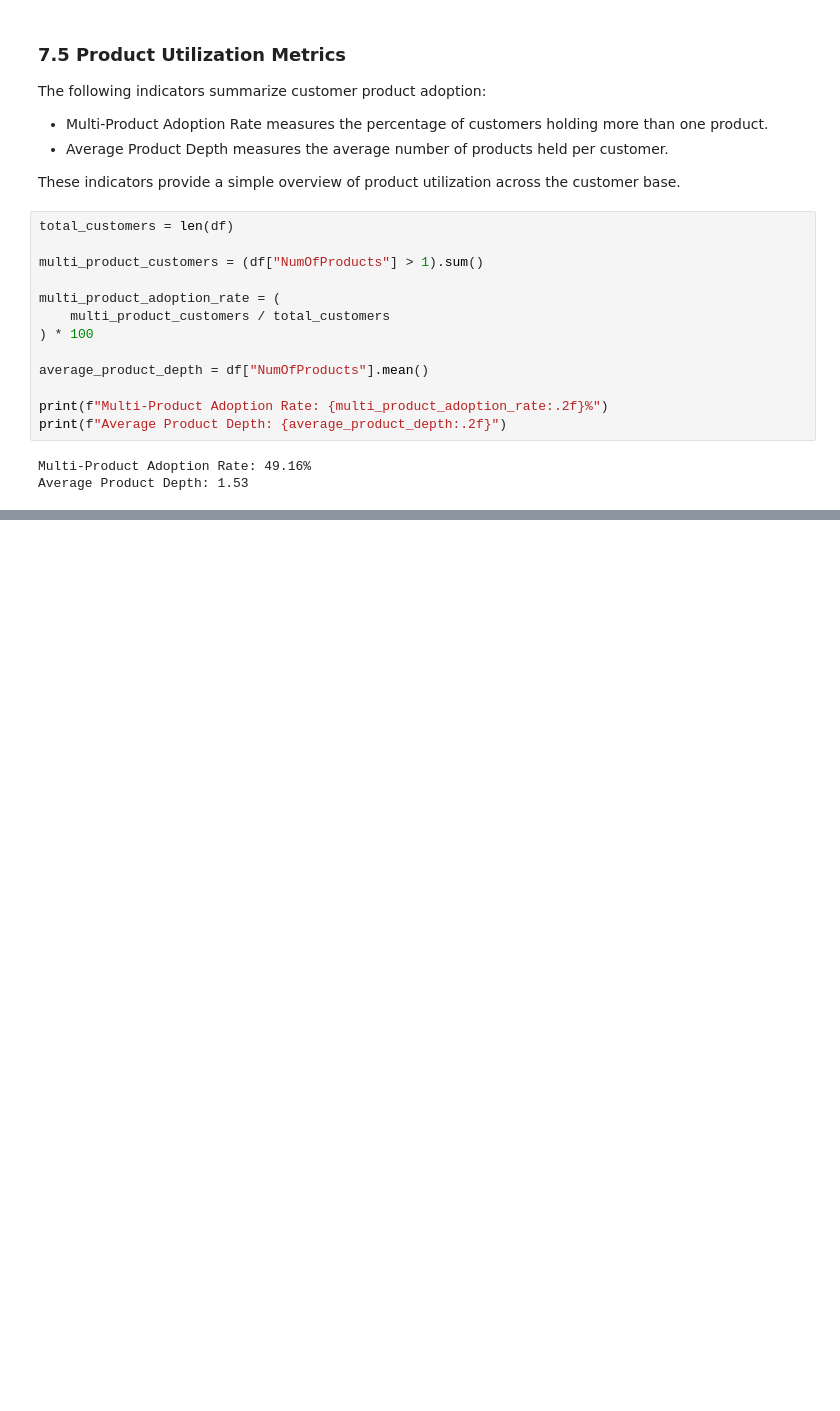
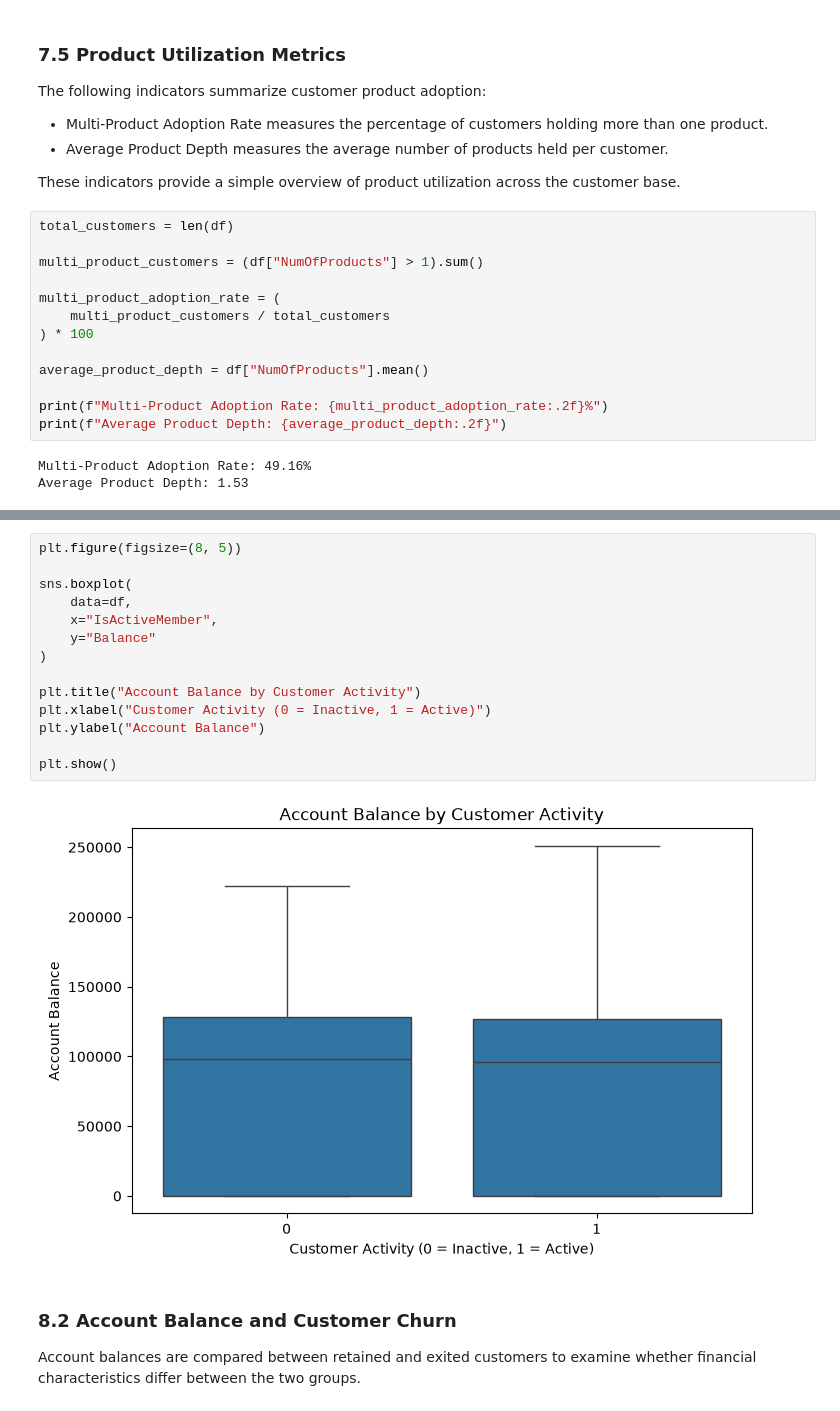
Before and after one commit to Dvnsh-coder/Customer-retention-analysis, a Jupyter notebook: notebooks/01_data_understanding.ipynb, the cells around one changed output, grey strips where cells are left out. Cells and saved outputs as stored; diff of their text form; blank space fills up the shorter version.

Commit message:
Add financial and engagement analysis

```diff
--- a/notebooks/01_data_understanding.ipynb
+++ b/notebooks/01_data_understanding.ipynb
@@ -1101,0 +1128,20 @@ The analysis indicates that product utilization is associated with customer rete
+# %%
+plt.figure(figsize=(8, 5))
+
+sns.boxplot(
+    data=df,
+    x="IsActiveMember",
+    y="Balance"
+)
+
+plt.title("Account Balance by Customer Activity")
+plt.xlabel("Customer Activity (0 = Inactive, 1 = Active)")
+plt.ylabel("Account Balance")
+
+plt.show()
+# %% [output]
+[figure, added]
+# %% [markdown]
+### 8.2 Account Balance and Customer Churn
+
+Account balances are compared between retained and exited customers to examine whether financial characteristics differ between the two groups.
```
Also changed, not shown: parts of 18 cells of this notebook.
